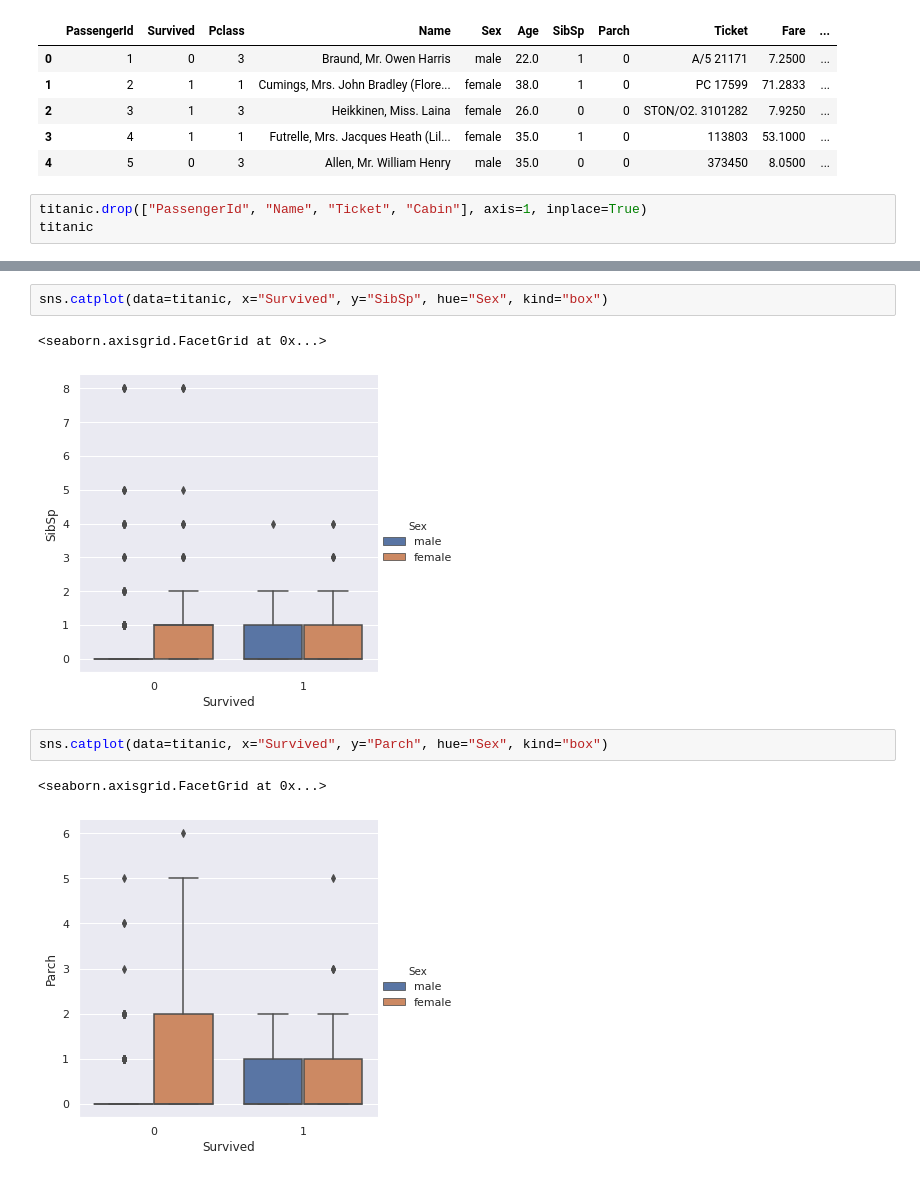
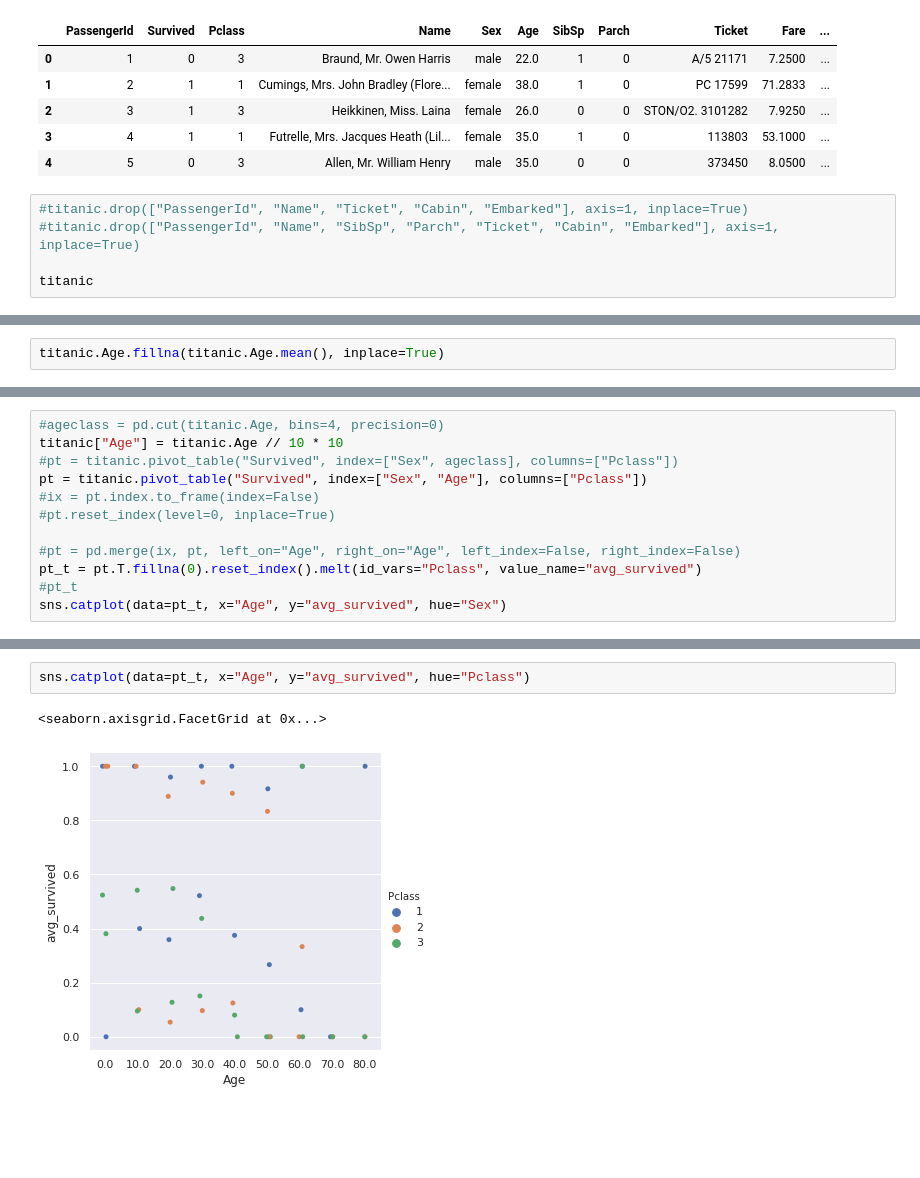
Before and after one commit to mafleischer/kaggle-titanic, a Jupyter notebook: titanic.ipynb, the cells around one changed output, grey strips where cells are left out. Saved outputs shown, nothing was run; the diff lists cells and outputs as text; blank space fills up the shorter version.

```diff
--- a/titanic.ipynb
+++ b/titanic.ipynb
@@ -21,6 +28,8 @@ titanic.head()
 | 3 | 4 | 1 | 1 | Futrelle, Mrs. Jacques Heath (Lil... | female | 35.0 | 1 | 0 | 113803 | 53.1000 | ... |
 | 4 | 5 | 0 | 3 | Allen, Mr. William Henry | male | 35.0 | 0 | 0 | 373450 | 8.0500 | ... |
 # %%
-titanic.drop(["PassengerId", "Name", "Ticket", "Cabin"], axis=1, inplace=True)
+#titanic.drop(["PassengerId", "Name", "Ticket", "Cabin", "Embarked"], axis=1, inplace=True)
+#titanic.drop(["PassengerId", "Name", "SibSp", "Parch", "Ticket", "Cabin", "Embarked"], axis=1, inplace=True)
+
 titanic
 # %% [output]
@@ -50,0 +98,2 @@ sns.pairplot(titanic[titanic.Survived == 1], hue="Sex")
+# %%
+titanic.Age.fillna(titanic.Age.mean(), inplace=True)
@@ -50,0 +121,12 @@ sns.pairplot(titanic[titanic.Survived == 1], hue="Sex")
+# %%
+#ageclass = pd.cut(titanic.Age, bins=4, precision=0)
+titanic["Age"] = titanic.Age // 10 * 10
+#pt = titanic.pivot_table("Survived", index=["Sex", ageclass], columns=["Pclass"])
+pt = titanic.pivot_table("Survived", index=["Sex", "Age"], columns=["Pclass"])
+#ix = pt.index.to_frame(index=False)
+#pt.reset_index(level=0, inplace=True)
+
+#pt = pd.merge(ix, pt, left_on="Age", right_on="Age", left_index=False, right_index=False)
+pt_t = pt.T.fillna(0).reset_index().melt(id_vars="Pclass", value_name="avg_survived")
+#pt_t
+sns.catplot(data=pt_t, x="Age", y="avg_survived", hue="Sex")
@@ -51,10 +136,5 @@ sns.pairplot(titanic[titanic.Survived == 1], hue="Sex")
 # %%
-sns.catplot(data=titanic, x="Survived", y="SibSp", hue="Sex", kind="box")
+sns.catplot(data=pt_t, x="Age", y="avg_survived", hue="Pclass")
 # %% [output]
 <seaborn.axisgrid.FacetGrid at 0x...>
-[figure, old version]
+[figure, new version]
-# %%
-sns.catplot(data=titanic, x="Survived", y="Parch", hue="Sex", kind="box")
-# %% [output]
-<seaborn.axisgrid.FacetGrid at 0x...>
-[figure, removed]
```
Also changed, not shown: parts of 19 cells of this notebook, 2 other files.
